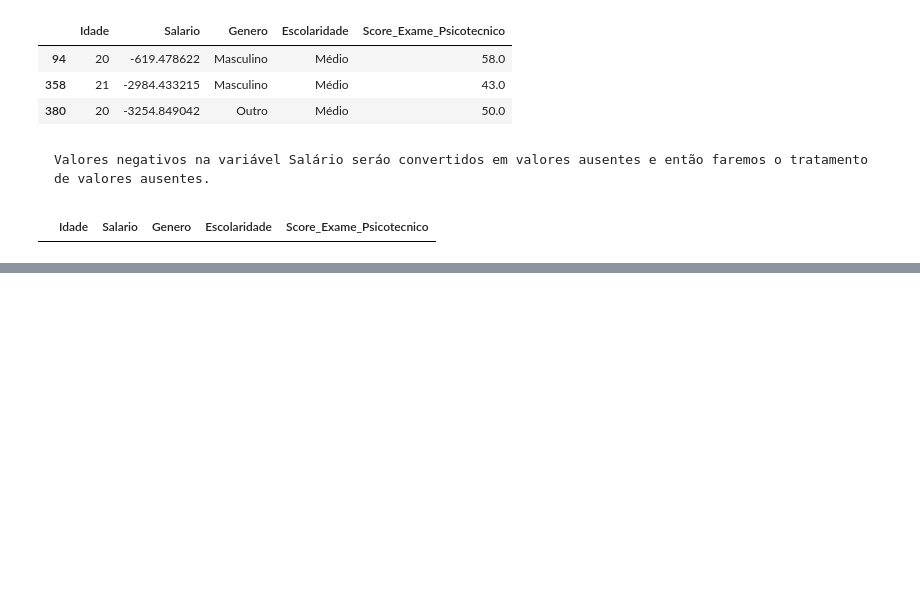
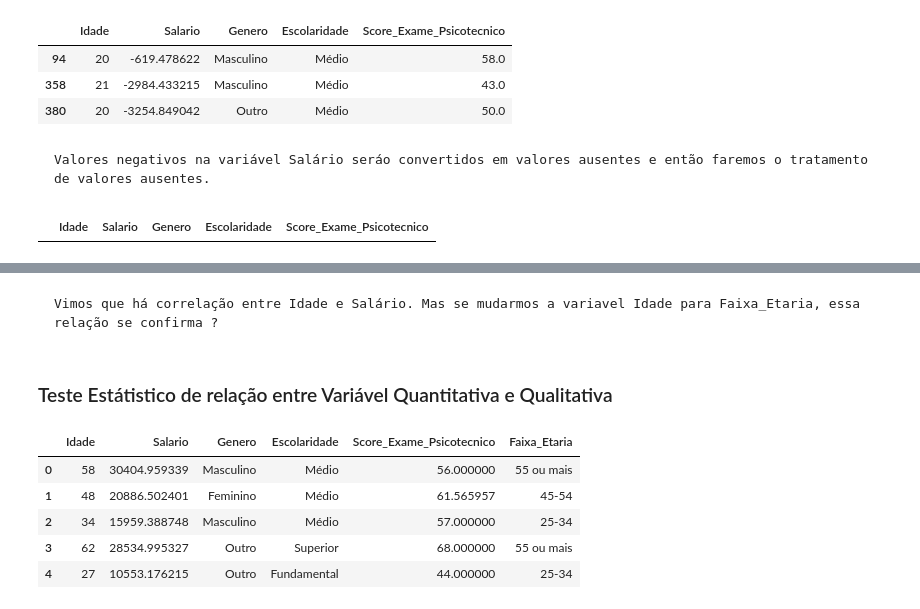
Before and after one commit to AlexFelipeBarbosa/DSA_AnalistaDados_4_0, a Jupyter notebook: 02_Python/04 - Pre Processamento/Capitulo4.ipynb, the cells around one changed output, grey strips where cells are left out. Drawn from its saved outputs; the diff is of its cells as text; code cells hidden in the pictures; blank space fills up the shorter version.

```diff
--- a/02_Python/04 - Pre Processamento/Capitulo4.ipynb
+++ b/02_Python/04 - Pre Processamento/Capitulo4.ipynb
@@ -276,0 +400,3 @@ df_dsa[df_dsa['Salario']< 0 ]
+# %%
+# Preenchemos os valores ausentes em "Score" com a média
+df_dsa['Score_Exame_Psicotecnico'].fillna(media_score, inplace= True)
@@ -276,0 +414,7 @@ df_dsa[df_dsa['Salario']< 0 ]
+# %% [markdown]
+    Vimos que há correlação entre Idade e Salário. Mas se mudarmos a variavel Idade para Faixa_Etaria, essa relação se confirma ?
+# %% [markdown]
+### Teste Estátistico de relação entre Variável Quantitativa e Qualitativa
+# %%
+# Definimos as faixas etárias desejadas em ordem crescente
+faixas_etarias = [0, 25, 35, 45, 55, float('inf')]
@@ -276,0 +427,9 @@ df_dsa[df_dsa['Salario']< 0 ]
+# %%
+df_dsa.head()
+# %% [output]
+|  | Idade | Salario | Genero | Escolaridade | Score_Exame_Psicotecnico | Faixa_Etaria |
+| 0 | 58 | 30404.959339 | Masculino | Médio | 56.000000 | 55 ou mais |
+| 1 | 48 | 20886.502401 | Feminino | Médio | 61.565957 | 45-54 |
+| 2 | 34 | 15959.388748 | Masculino | Médio | 57.000000 | 25-34 |
+| 3 | 62 | 28534.995327 | Outro | Superior | 68.000000 | 55 ou mais |
+| 4 | 27 | 10553.176215 | Outro | Fundamental | 44.000000 | 25-34 |
```
Also changed, not shown: parts of 38 cells of this notebook.
